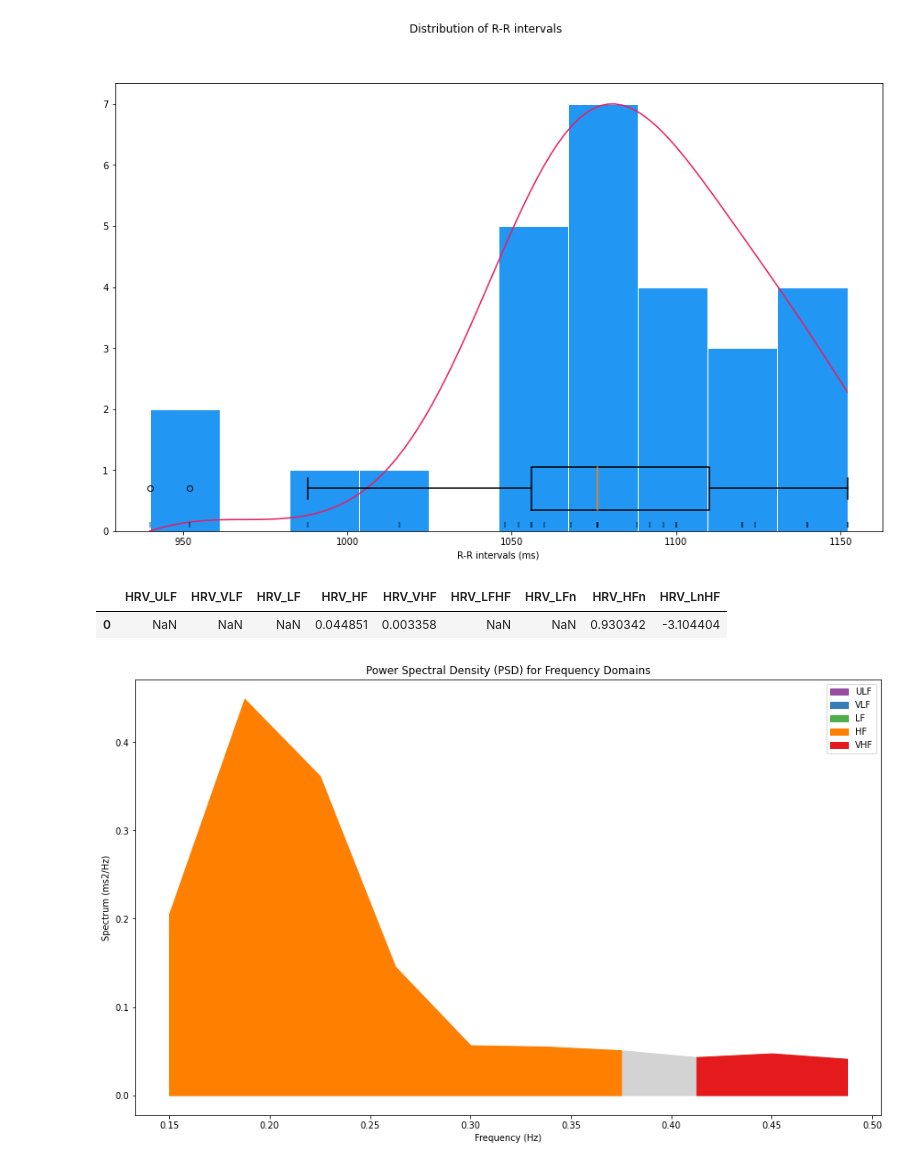
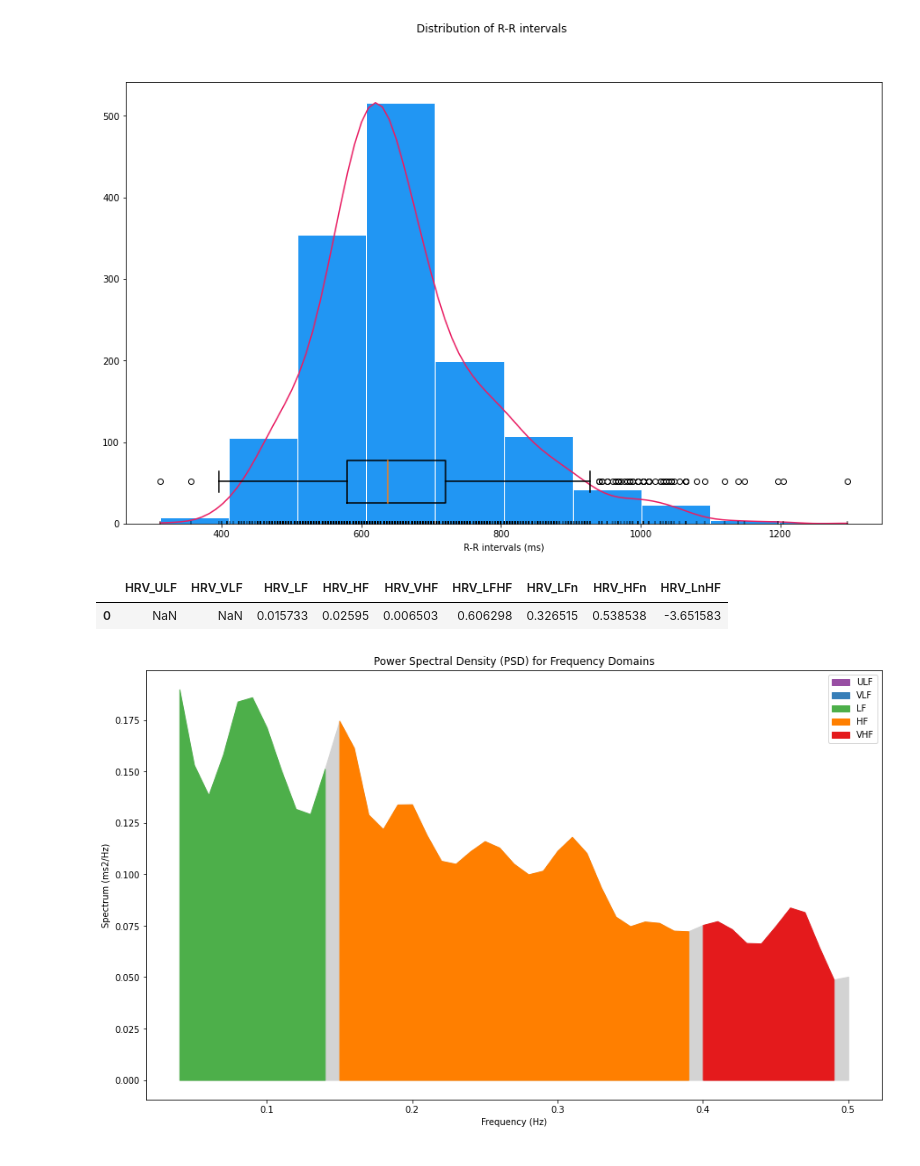
Before and after one commit to narc01eptic/vmsk-2021, a Jupyter notebook: vmsk.ipynb, the cells around one changed output. Cells and saved outputs as stored; diff of their text form; code cells hidden in the pictures.

```diff
--- a/vmsk.ipynb
+++ b/vmsk.ipynb
@@ -19,8 +29,7 @@ Requirement already satisfied: six>=1.5 in /usr/local/lib/python3.7/dist-package
 # %%
-ecg = [];
+# ecg = []
+# with open('/content/sample_data/Signals01.txt') as f:
+#     lines = f.readlines() # list containing lines of file
 
-with open('/content/sample_data/Signals01.txt') as f:
-    lines = f.readlines() # list containing lines of file
-
-    for line in lines:
-        if line: ecg.append(int(line.strip().split("\t")[0]))
+#     for line in lines:
+#         if line: ecg.append(int(line.strip().split("\t")[0]))
@@ -31,2 +43,21 @@ import matplotlib.pyplot as plt
+# %%
+ecg = []
+with open('/content/drive/MyDrive/ecg/PX113190529165727_full_ch_1.txt') as f:
+    lines = f.readlines() # list containing lines of file
+    for line in lines:
+        if line: ecg.append(float(line.strip()))
 # %%
 plt.rcParams['figure.figsize'] = [15, 9]  # Bigger images
+# %%
+# fs = fields["fs"]
+fs = 250
+sec = 900
+ecg_part = ecg[0:int(fs*sec)]
+# ecg_part = signal[0:int(fs*sec),0]
+print("signal length: ", len(ecg) * fs)
+ecg_clean = nk.ecg_clean(ecg_part, sampling_rate=fs, method="neurokit")
+# plt.ylabel(fields['units'][0], fontsize=18)
+plt.ylabel("μV", fontsize=18)
+plt.xlabel("samples", fontsize=18)
+plt.plot(ecg_clean, color="#1f77b4")
+plt.title("ECG",fontsize=26)
@@ -33,7 +72,7 @@ plt.rcParams['figure.figsize'] = [15, 9]  # Bigger images
 # %%
-peaks, info = nk.ecg_peaks(ecg, sampling_rate=250)
+peaks, info = nk.ecg_peaks(ecg_clean, sampling_rate=fs, correct_artifacts=True)
 # %%
-hrv_time = nk.hrv_time(peaks, sampling_rate=250, show=True)
+hrv_time = nk.hrv_time(peaks, sampling_rate=fs, show=True)
 hrv_time
 # %% [output]
 |  | HRV_RMSSD | HRV_MeanNN | HRV_SDNN | HRV_SDSD | HRV_CVNN | HRV_CVSD | HRV_MedianNN | HRV_MadNN | HRV_MCVNN | ... |
@@ -41,9 +80,9 @@ hrv_time
-[figure, old version]
+[figure, new version]
 # %%
-hrv_freq = nk.hrv_frequency(peaks, sampling_rate=250, show=True)
+hrv_freq = nk.hrv_frequency(peaks, sampling_rate=fs, show=True)
 hrv_freq
 # %% [output]
 |  | HRV_ULF | HRV_VLF | HRV_LF | HRV_HF | HRV_VHF | HRV_LFHF | HRV_LFn | HRV_HFn | HRV_LnHF |
-| 0 | NaN | NaN | NaN | 0.044851 | 0.003358 | NaN | NaN | 0.930342 | -3.104404 |
+| 0 | NaN | NaN | 0.015733 | 0.02595 | 0.006503 | 0.606298 | 0.326515 | 0.538538 | -3.651583 |
-[figure, old version]
+[figure, new version]
 # %%
```
Also changed, not shown: parts of 14 cells of this notebook.
